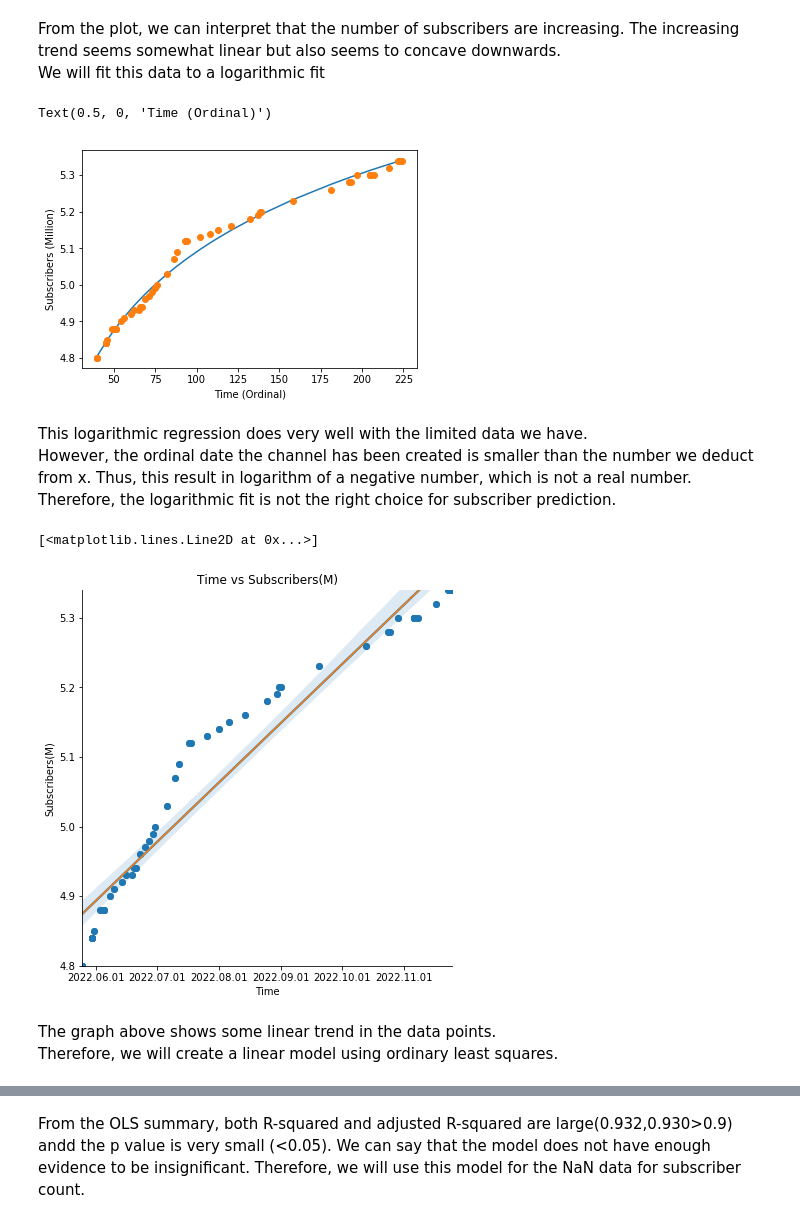
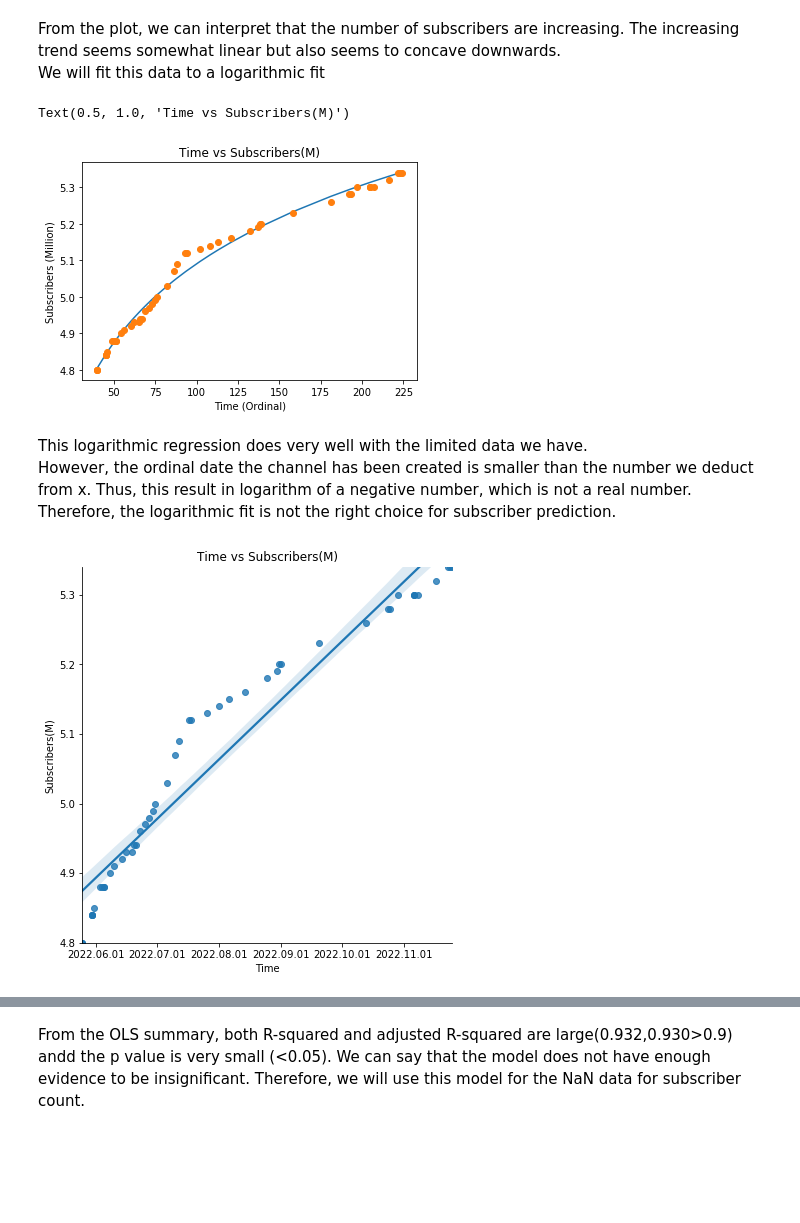
Before and after one commit to clara8043/kpop_youtube_views, a Jupyter notebook: views_analysis_modelling.ipynb, the cells around one changed output, grey strips where cells are left out. Drawn from its saved outputs; the diff is of its cells as text; code cells hidden in the pictures; blank space fills up the shorter version.

Commit message:
Edit graph,comments
Edit comments and change graph

```diff
--- a/views_analysis_modelling.ipynb
+++ b/views_analysis_modelling.ipynb
@@ -75,19 +75,20 @@ We will fit this data to a logarithmic fit
 # %%
 df_sub['toOrdinal']=df_sub['publishedAt'].apply(lambda x: x.toordinal())
 x = np.array(df_sub['toOrdinal'])
 y = np.array(df_sub['subscriberCountMillions'])
 
 #fit the log value of x(date created). Find an arbitrary number to deduct from x to fit the plot
 x = x-738260
 x_log = np.log(x)
 a,b = np.polyfit(x_log,y,1)
 plt.plot(x,a*x_log+b,)
 plt.plot(x,y,'o')
 plt.ylabel("Subscribers (Million)")
 plt.xlabel("Time (Ordinal)")
+plt.title('Time vs Subscribers(M)')
 # %% [output]
-Text(0.5, 0, 'Time (Ordinal)')
+Text(0.5, 1.0, 'Time vs Subscribers(M)')
-[figure, old version]
+[figure, new version]
 # %% [markdown]
 This logarithmic regression does very well with the limited data we have. <br>
 However, the ordinal date the channel has been created is smaller than the number we deduct from x. Thus, this result in logarithm of a negative number, which is not a real number.<br>
@@ -96,6 +97,7 @@ Therefore, the logarithmic fit is not the right choice for subscriber prediction
 # Plotting
 # Set publishedAtNumeric for regplot
 df_sub['publishedAtNumeric'] = dates.date2num(df_sub['publishedAt'])
+
 # Plot regression plot
 sns.lmplot(x="publishedAtNumeric", y="subscriberCountMillions", data=df_sub,height=6)
 plt.title('Time vs Subscribers(M)')
@@ -105,11 +107,5 @@ plt.xlim(df_sub['publishedAtNumeric'].min(),df_sub['publishedAtNumeric'].max())
 plt.ylim(df_sub['subscriberCountMillions'].min(),df_sub['subscriberCountMillions'].max())
 plt.gca().xaxis.set_major_locator(dates.AutoDateLocator())
 plt.gca().xaxis.set_major_formatter(dates.DateFormatter('%Y.%m.%d'))
-plt.plot(x[:82],y[:82],'o')
-plt.plot(x[:82],ypred[:82])
 # %% [output]
-[<matplotlib.lines.Line2D at 0x...>]
-[figure, old version]
+[figure, new version]
-# %% [markdown]
-The graph above shows some linear trend in the data points.<br>
-Therefore, we will create a linear model using ordinary least squares.
```
Also changed, not shown: parts of 7 cells of this notebook.
